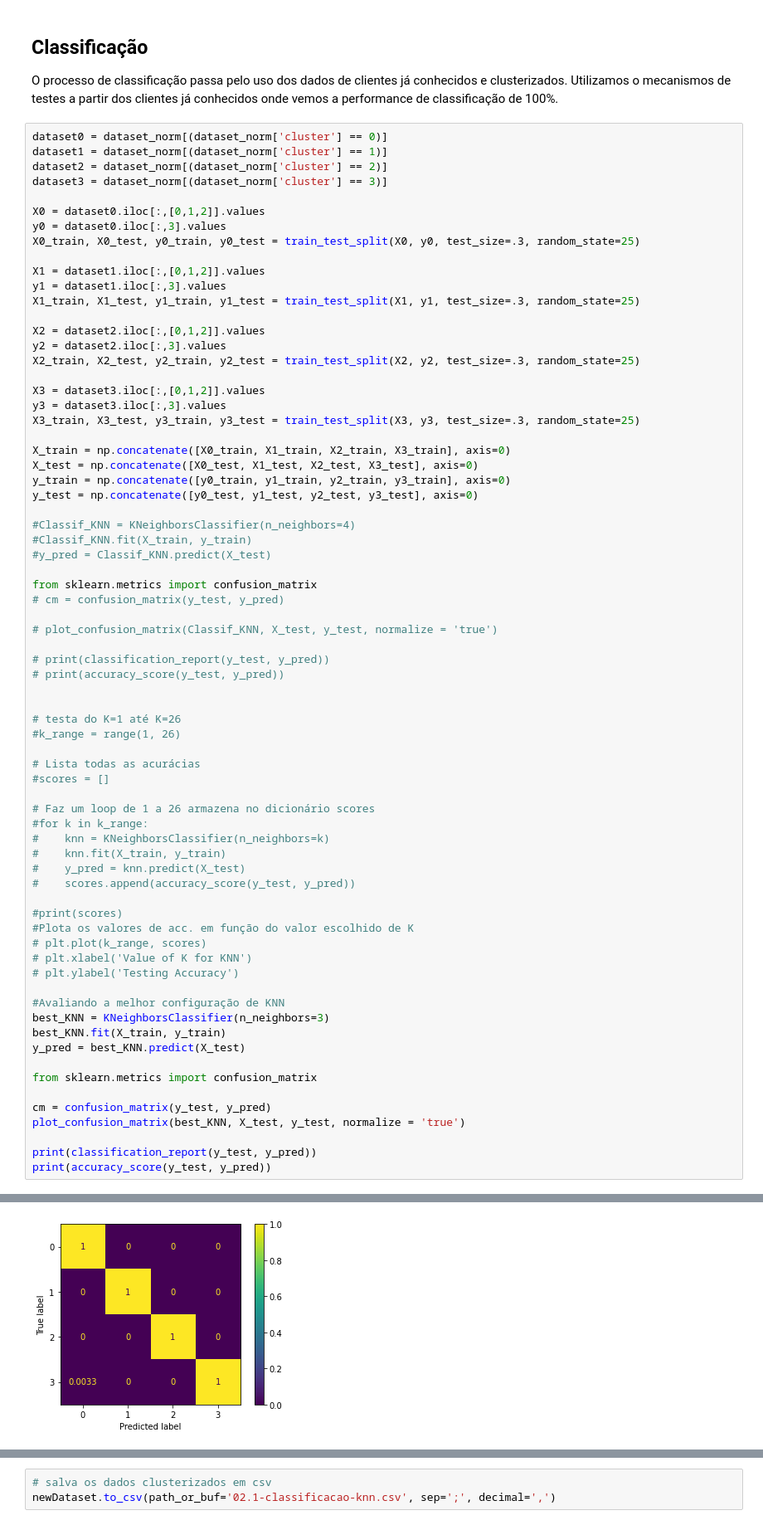
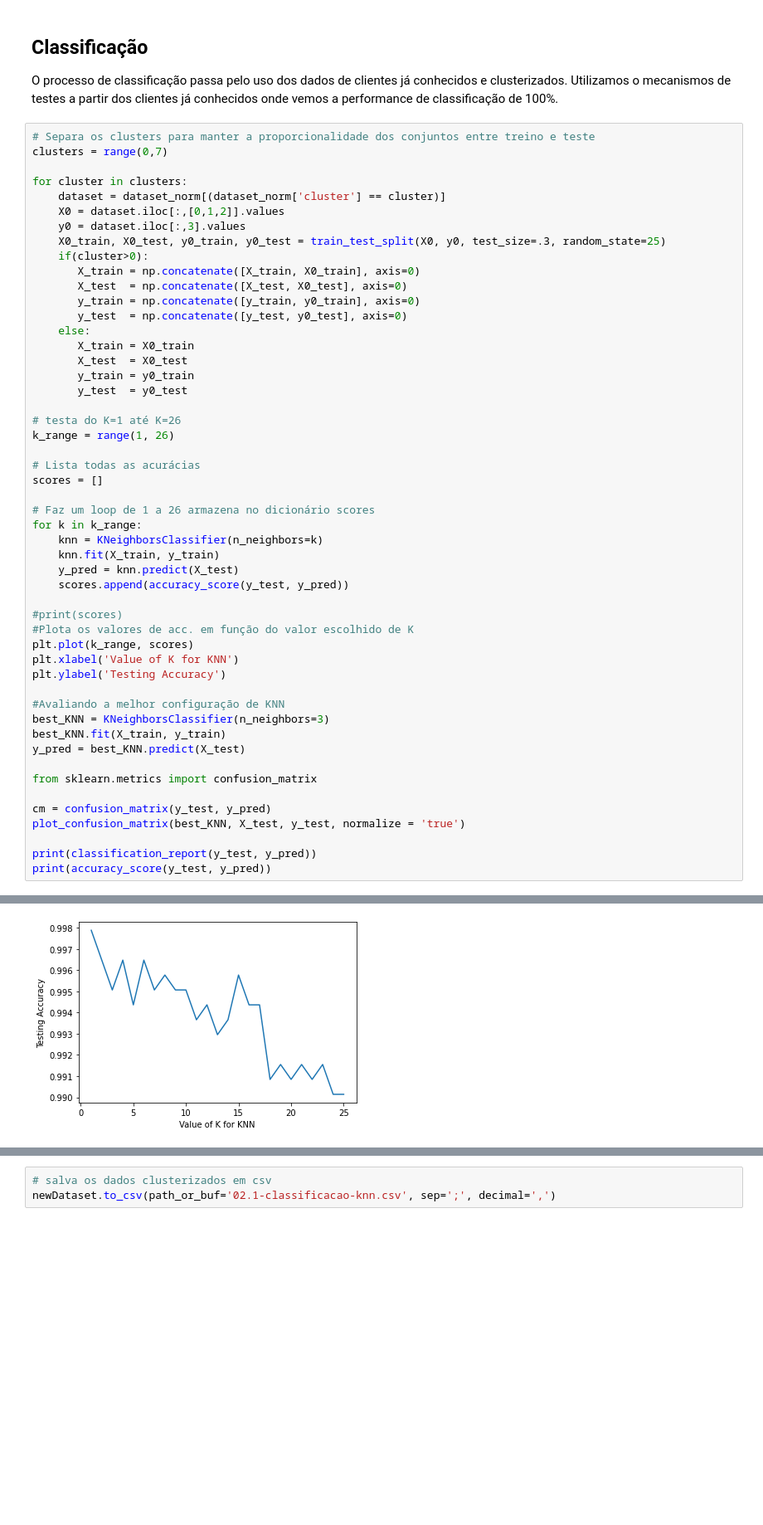
Before and after one commit to jblancoperez/fiap-desafio, a Jupyter notebook: 02-classificacao-knn.ipynb, the cells around one changed output, grey strips where cells are left out. Shown: that part at 83% size. Drawn from its saved outputs; the diff is of its cells as text; blank space fills up the shorter version.

Commit message:
Criacao 8 clusters

```diff
--- a/02-classificacao-knn.ipynb
+++ b/02-classificacao-knn.ipynb
@@ -44,63 +44,43 @@ sb.countplot(x='cluster', data=dataset, palette='hls')
 ## Classificação
 O processo de classificação passa pelo uso dos dados de clientes já conhecidos e clusterizados. Utilizamos o mecanismos de testes a partir dos clientes já conhecidos onde vemos a performance de classificação de 100%.
 # %%
-dataset0 = dataset_norm[(dataset_norm['cluster'] == 0)]
-dataset1 = dataset_norm[(dataset_norm['cluster'] == 1)]
-dataset2 = dataset_norm[(dataset_norm['cluster'] == 2)]
-dataset3 = dataset_norm[(dataset_norm['cluster'] == 3)]
+# Separa os clusters para manter a proporcionalidade dos conjuntos entre treino e teste
+clusters = range(0,7)
 
-X0 = dataset0.iloc[:,[0,1,2]].values
-y0 = dataset0.iloc[:,3].values
-X0_train, X0_test, y0_train, y0_test = train_test_split(X0, y0, test_size=.3, random_state=25)
-
-X1 = dataset1.iloc[:,[0,1,2]].values
-y1 = dataset1.iloc[:,3].values
-X1_train, X1_test, y1_train, y1_test = train_test_split(X1, y1, test_size=.3, random_state=25)
-
-X2 = dataset2.iloc[:,[0,1,2]].values
-y2 = dataset2.iloc[:,3].values
-X2_train, X2_test, y2_train, y2_test = train_test_split(X2, y2, test_size=.3, random_state=25)
-
-X3 = dataset3.iloc[:,[0,1,2]].values
-y3 = dataset3.iloc[:,3].values
-X3_train, X3_test, y3_train, y3_test = train_test_split(X3, y3, test_size=.3, random_state=25)
-
-X_train = np.concatenate([X0_train, X1_train, X2_train, X3_train], axis=0)
-X_test = np.concatenate([X0_test, X1_test, X2_test, X3_test], axis=0)
-y_train = np.concatenate([y0_train, y1_train, y2_train, y3_train], axis=0)
-y_test = np.concatenate([y0_test, y1_test, y2_test, y3_test], axis=0)
-
-#Classif_KNN = KNeighborsClassifier(n_neighbors=4)
-#Classif_KNN.fit(X_train, y_train)
-#y_pred = Classif_KNN.predict(X_test)
-
-from sklearn.metrics import confusion_matrix
-# cm = confusion_matrix(y_test, y_pred)
-
-# plot_confusion_matrix(Classif_KNN, X_test, y_test, normalize = 'true')
-
-# print(classification_report(y_test, y_pred))
-# print(accuracy_score(y_test, y_pred))
-
+for cluster in clusters:
+    dataset = dataset_norm[(dataset_norm['cluster'] == cluster)]
+    X0 = dataset.iloc[:,[0,1,2]].values
+    y0 = dataset.iloc[:,3].values
+    X0_train, X0_test, y0_train, y0_test = train_test_split(X0, y0, test_size=.3, random_state=25)
+    if(cluster>0):
+       X_train = np.concatenate([X_train, X0_train], axis=0)
+       X_test  = np.concatenate([X_test, X0_test], axis=0)
+       y_train = np.concatenate([y_train, y0_train], axis=0)
+       y_test  = np.concatenate([y_test, y0_test], axis=0)
+    else:
+       X_train = X0_train
+       X_test  = X0_test
+       y_train = y0_train
+       y_test  = y0_test
 
 # testa do K=1 até K=26
-#k_range = range(1, 26)
+k_range = range(1, 26)
 
 # Lista todas as acurácias
-#scores = []
+scores = []
 
 # Faz um loop de 1 a 26 armazena no dicionário scores
-#for k in k_range:
-#    knn = KNeighborsClassifier(n_neighbors=k)
-#    knn.fit(X_train, y_train)
-#    y_pred = knn.predict(X_test)
-#    scores.append(accuracy_score(y_test, y_pred))
+for k in k_range:
+    knn = KNeighborsClassifier(n_neighbors=k)
+    knn.fit(X_train, y_train)
+    y_pred = knn.predict(X_test)
+    scores.append(accuracy_score(y_test, y_pred))
 
 #print(scores)
 #Plota os valores de acc. em função do valor escolhido de K
-# plt.plot(k_range, scores)
-# plt.xlabel('Value of K for KNN')
-# plt.ylabel('Testing Accuracy')
+plt.plot(k_range, scores)
+plt.xlabel('Value of K for KNN')
+plt.ylabel('Testing Accuracy')
 
 #Avaliando a melhor configuração de KNN
 best_KNN = KNeighborsClassifier(n_neighbors=3)
@@ -130 +113 @@ weighted avg       1.00      1.00      1.00      1043
-[figure, old version]
+[figure, new version]
```
Also changed, not shown: parts of 8 cells of this notebook, 3 other files.
